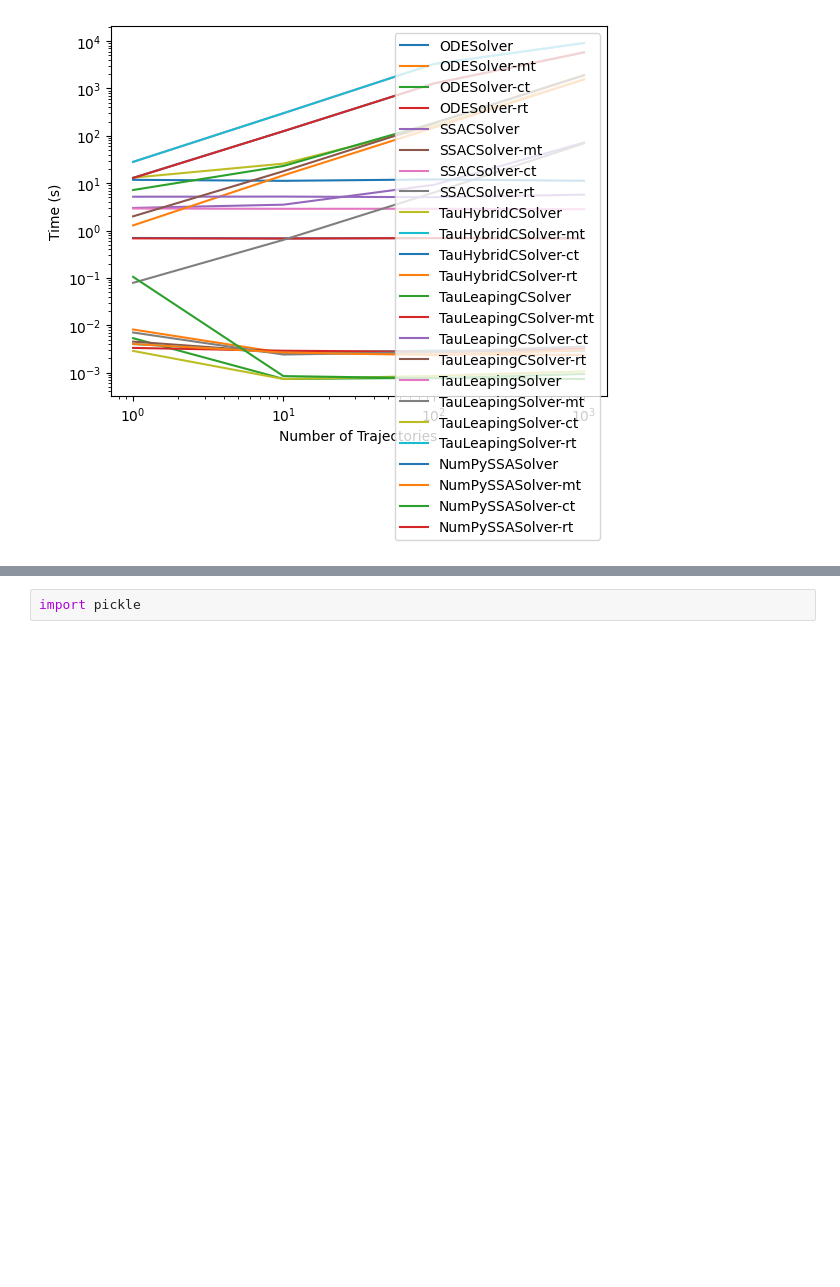
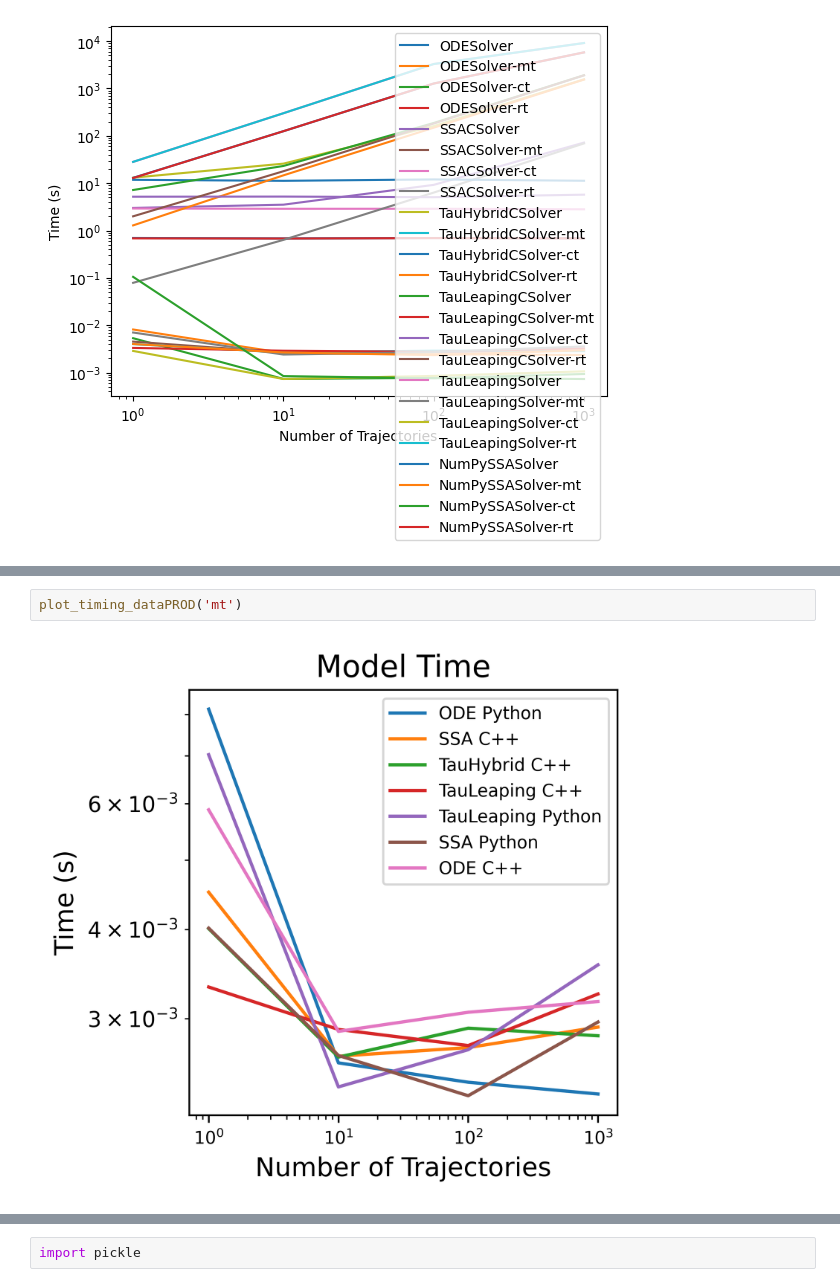
Before and after one commit to GillesPy2/GillesPy2_paper, a Jupyter notebook: performance/Vilar_Oscillator.ipynb, the cells around one changed output, grey strips where cells are left out. Saved outputs shown, nothing was run; the diff lists cells and outputs as text; blank space fills up the shorter version.

```diff
--- a/performance/Vilar_Oscillator.ipynb
+++ b/performance/Vilar_Oscillator.ipynb
@@ -287,0 +388,4 @@ for ky in ['mt','ct','rt','tt']:
+# %%
+plot_timing_dataPROD('mt')
+# %% [output]
+[figure, added]
```
Also changed, not shown: parts of 11 cells of this notebook, 4 other files.
